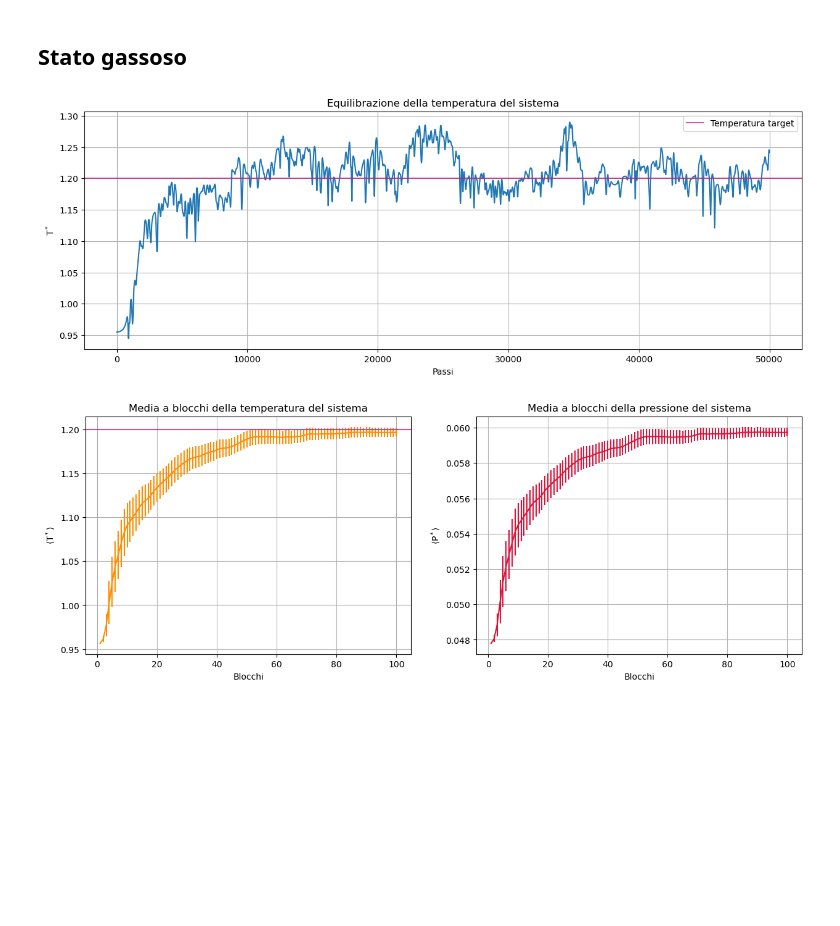
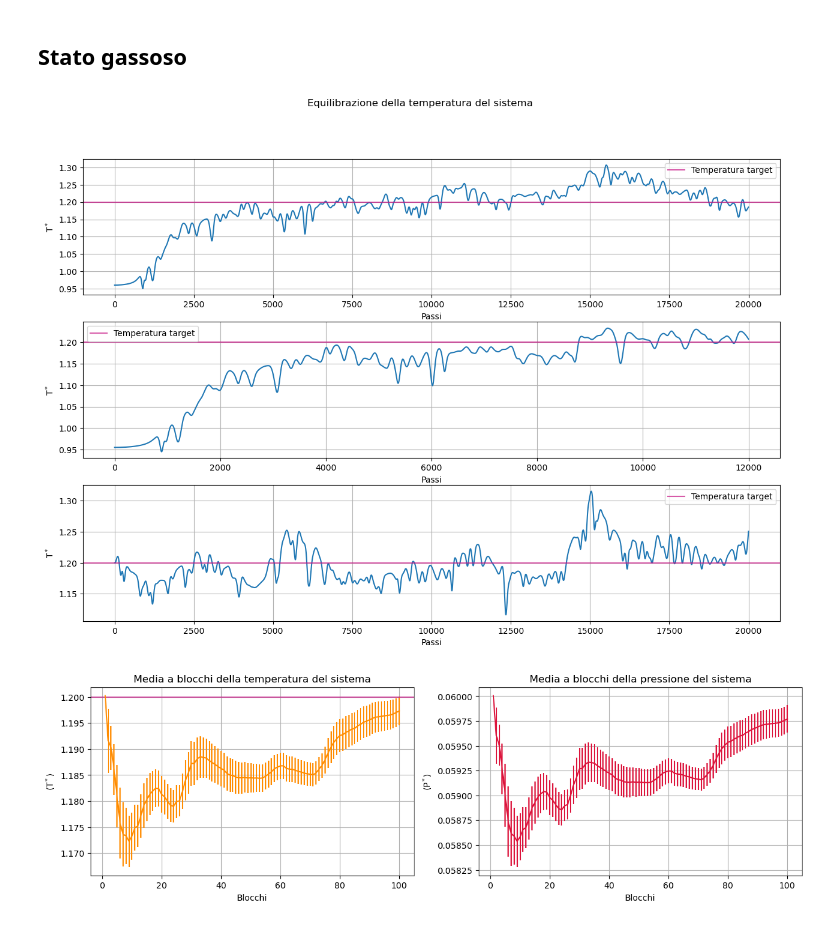
Before and after one commit to angela-bonato/LaboratorioSimulazioneNumerica, a Jupyter notebook: Esercitazione4/Esercitazione4.ipynb, the cells around one changed output. Cells and saved outputs as stored; diff of their text form; code cells hidden in the pictures; blank space fills up the shorter version.

```diff
--- a/Esercitazione4/Esercitazione4.ipynb
+++ b/Esercitazione4/Esercitazione4.ipynb
@@ -195,58 +195,48 @@ plt.show()
 # %% [markdown]
 ## Stato gassoso
 # %%
-Gtot=50000
-Gpar=45000
+Gtot=20000
+Gpar=12000
 
 xgtot=np.arange(Gtot)+1
 xgpar=np.arange(Gpar)+1
 
 gasTeqtot=np.loadtxt("GasState/eqtemptot.dat", delimiter=" ", usecols=0,  unpack="true")  #vettore delle ordinate dei punti plottati
-#gasTeqpar=np.loadtxt("GasState/eqtemppar.dat", delimiter=" ", usecols=0,  unpack="true")  #vettore delle ordinate dei punti plottati
-#gasTeqfin=np.loadtxt("GasState/eqtempfin.dat", delimiter=" ", usecols=0,  unpack="true")  #vettore delle ordinate dei punti plottati
+gasTeqpar=np.loadtxt("GasState/eqtemppar.dat", delimiter=" ", usecols=0,  unpack="true")  #vettore delle ordinate dei punti plottati
+gasTeqfin=np.loadtxt("GasState/eqtempfin.dat", delimiter=" ", usecols=0,  unpack="true")  #vettore delle ordinate dei punti plottati
 
-#gfig ,(gplt1, gplt2, gplt3) = plt.subplots(3, 1, figsize=(15, 10))
+gfig ,(gplt1, gplt2, gplt3) = plt.subplots(3, 1, figsize=(15, 10))
 
-#gplt1.plot(xgtot, gasTeqtot)
-#gplt1.axhline(y=1.2, color="mediumvioletred", label="Temperatura target", alpha=0.7)
-#gplt1.set_xlabel("Passi")
-#gplt1.set_ylabel(r"$\mathrm{T^*}$")
-#gplt1.grid(True)
-#gplt1.legend()
+gplt1.plot(xgtot, gasTeqtot)
+gplt1.axhline(y=1.2, color="mediumvioletred", label="Temperatura target", alpha=0.7)
+gplt1.set_xlabel("Passi")
+gplt1.set_ylabel(r"$\mathrm{T^*}$")
+gplt1.grid(True)
+gplt1.legend()
 
-#gplt2.plot(xgpar, gasTeqpar)
-#gplt2.axhline(y=1.2, color="mediumvioletred", label="Temperatura target", alpha=0.7)
-#gplt2.set_xlabel("Passi")
-#gplt2.set_ylabel(r"$\mathrm{T^*}$")
-#gplt2.grid(True)
-#gplt2.legend()
+gplt2.plot(xgpar, gasTeqpar)
+gplt2.axhline(y=1.2, color="mediumvioletred", label="Temperatura target", alpha=0.7)
+gplt2.set_xlabel("Passi")
+gplt2.set_ylabel(r"$\mathrm{T^*}$")
+gplt2.grid(True)
+gplt2.legend()
 
-#gplt3.plot(xgtot, gasTeqfin)
-#gplt3.axhline(y=1.2, color="mediumvioletred", label="Temperatura target", alpha=0.7)
-#gplt3.set_xlabel("Passi")
-#gplt3.set_ylabel(r"$\mathrm{T^*}$")
-#gplt3.grid(True)
-#gplt3.legend()
+gplt3.plot(xgtot, gasTeqfin)
+gplt3.axhline(y=1.2, color="mediumvioletred", label="Temperatura target", alpha=0.7)
+gplt3.set_xlabel("Passi")
+gplt3.set_ylabel(r"$\mathrm{T^*}$")
+gplt3.grid(True)
+gplt3.legend()
 
-#gfig.suptitle("Equilibrazione della temperatura del sistema")
-
-plt.figure(figsize=(15, 5))
-plt.plot(xgtot, gasTeqtot)
-plt.axhline(y=1.2, color="mediumvioletred", label="Temperatura target", alpha=0.7)
-plt.xlabel("Passi")
-plt.ylabel(r"$\mathrm{T^*}$")
-plt.title("Equilibrazione della temperatura del sistema")
-plt.grid(True)
-plt.legend()
-
+gfig.suptitle("Equilibrazione della temperatura del sistema")
 plt.show()
 # %% [output]
-[figure, old version]
+[figure, new version]
 # %%
 gasTemps, gasTempErrs=np.loadtxt("GasState/temperature.dat", usecols=(2, 3),  unpack="true")  #vettore delle ordinate dei punti plottati
 gasPress, gasPresErrs=np.loadtxt("GasState/pressure.dat", usecols=(2, 3),  unpack="true")  #vettore delle ordinate dei punti plottati
 
-gbfig ,(gbplt1, gbplt2) = plt.subplots(1, 2, figsize=(15, 5))
+gbfig ,(gbplt1, gbplt2) = plt.subplots(1, 2, figsize=(15, 4))
 
 gbplt1.errorbar(xblocks, gasTemps, yerr=gasTempErrs, color="darkorange")
 gbplt1.axhline(y=1.2, color="mediumvioletred", label="Temperatura target", alpha=0.7)
@@ -263,7 +253,7 @@ gbplt2.grid(True)
 
 plt.show()
 # %% [output]
-[figure, old version]
+[figure, new version]
 # %%
 gasPens, gasPenErrs=np.loadtxt("GasState/potential_energy.dat", usecols=(2, 3),  unpack="true")  #vettore delle ordinate dei punti plottati
 gasKens, gasKenErrs=np.loadtxt("GasState/kinetic_energy.dat", usecols=(2, 3),  unpack="true")  #vettore delle ordinate dei punti plottati
```
Also changed, not shown: parts of 1 cell of this notebook, 17 other files.
